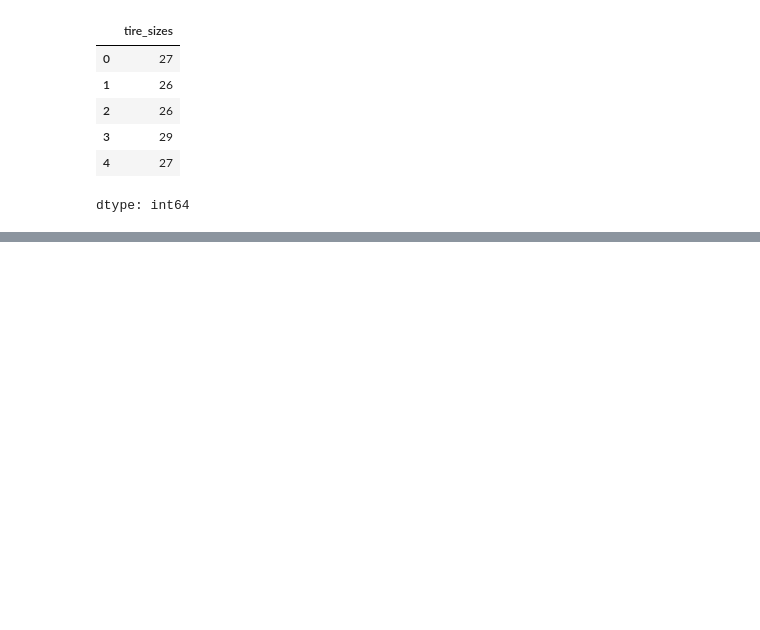
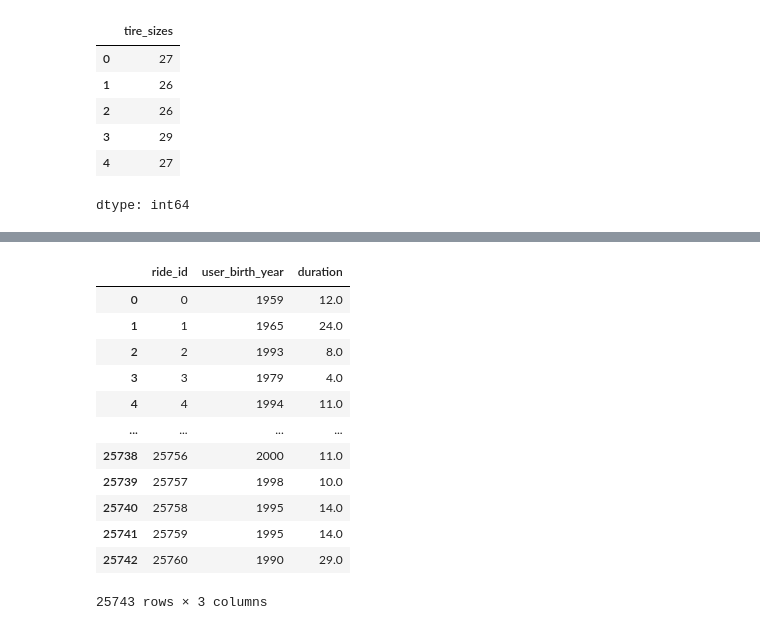
Before and after one commit to kardocode/Begginer, a Jupyter notebook: DataCleaning.ipynb, the cells around one changed output, grey strips where cells are left out. Drawn from its saved outputs; the diff is of its cells as text; code cells hidden in the pictures; blank space fills up the shorter version.

```diff
--- a/DataCleaning.ipynb
+++ b/DataCleaning.ipynb
@@ -123,0 +135,6 @@ ValueError: Columns must be same length as key
+# %%
+ride_sharing["ride_dt"] = pd.to_datetime(ride_sharing["ride_dt"]).dt.date
+# %%
+from datetime import date
+today = date.today()
+print(today)
@@ -123,0 +143,5 @@ ValueError: Columns must be same length as key
+# %%
+
+ride_sharing.loc[ride_sharing["ride_dt"] > today, "ride_dt"] = today
+
+ride_sharing['ride_dt'].describe()
@@ -123,0 +178,21 @@ ValueError: Columns must be same length as key
+# %%
+#Create the statistics dictionary which holds minimum aggregation for user_birth_year and mean aggregation for duration.
+statistics = {'user_birth_year': 'min', 'duration': 'mean'}
+# %%
+#Drop incomplete duplicates by grouping by ride_id and applying the aggregation in statistics.
+ride_unique = ride_sharing.groupby('ride_id').agg(statistics).reset_index()
+ride_unique
+# %% [output]
+|  | ride_id | user_birth_year | duration |
+| 0 | 0 | 1959 | 12.0 |
+| 1 | 1 | 1965 | 24.0 |
+| 2 | 2 | 1993 | 8.0 |
+| 3 | 3 | 1979 | 4.0 |
+| 4 | 4 | 1994 | 11.0 |
+| ... | ... | ... | ... |
+| 25738 | 25756 | 2000 | 11.0 |
+| 25739 | 25757 | 1998 | 10.0 |
+| 25740 | 25758 | 1995 | 14.0 |
+| 25741 | 25759 | 1995 | 14.0 |
+| 25742 | 25760 | 1990 | 29.0 |
+25743 rows × 3 columns
```
Also changed, not shown: parts of 10 cells of this notebook.
